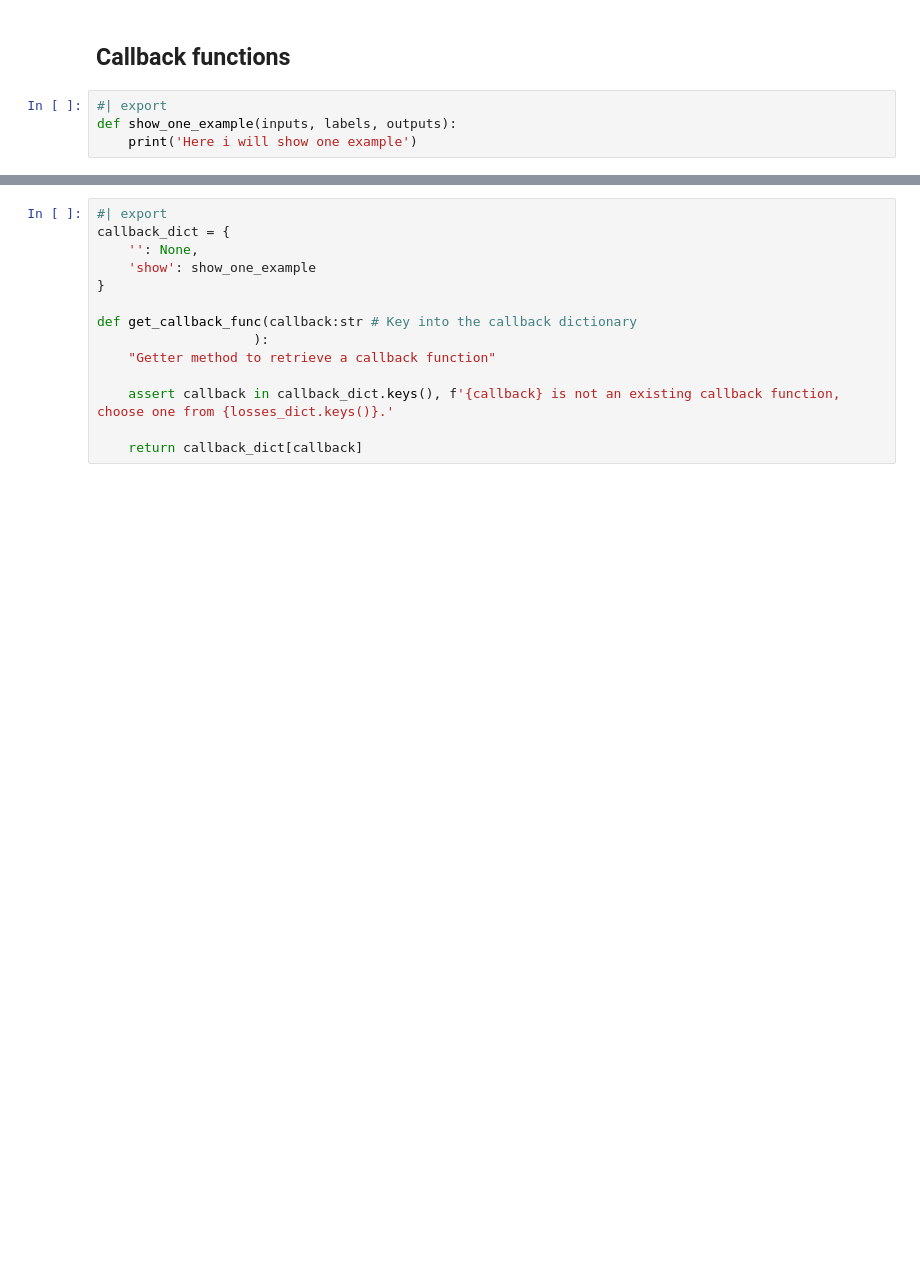
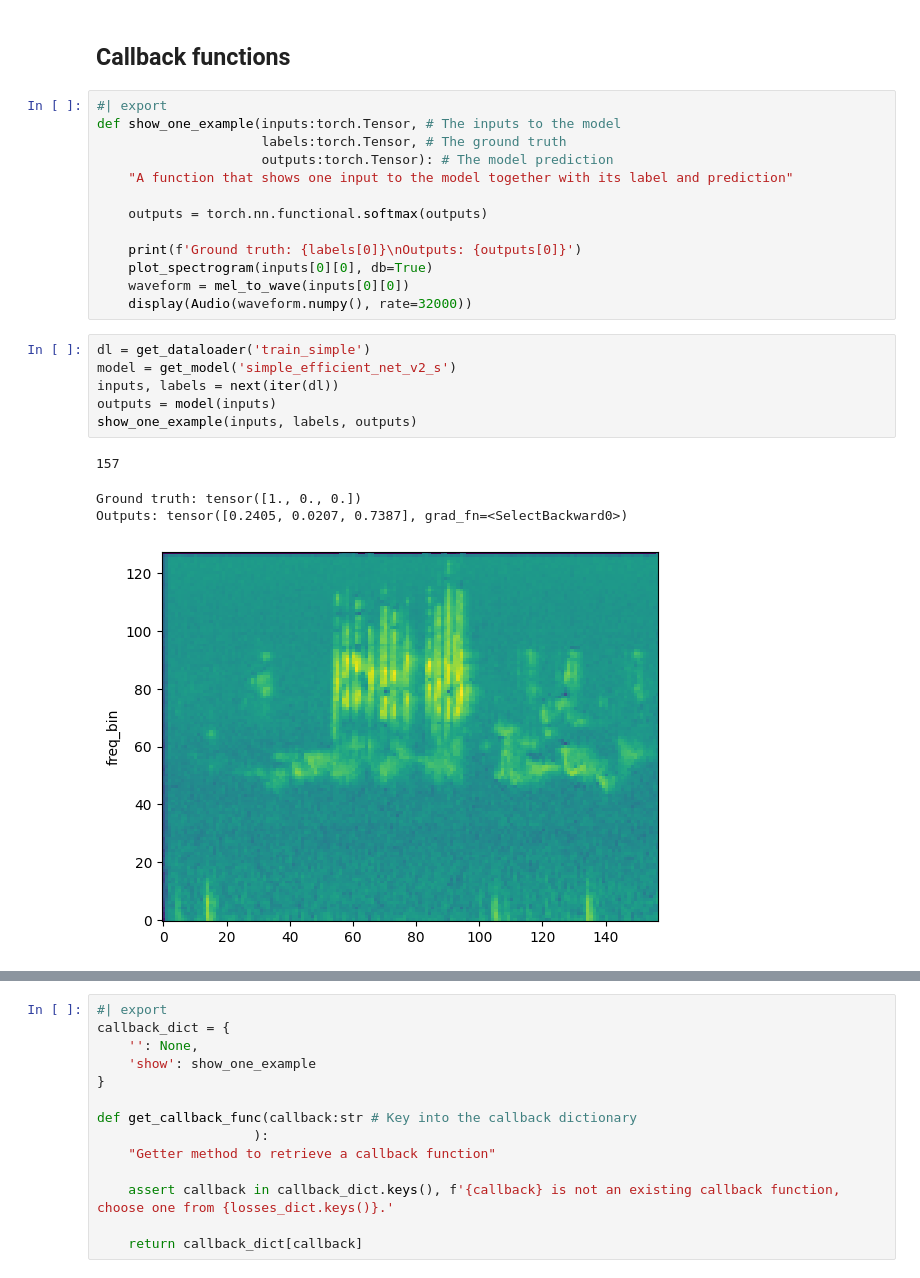
Before and after one commit to Chavelanda/birdclef_2023, a Jupyter notebook: nbs/04_training_utils.ipynb, the cells around one changed output, grey strips where cells are left out. Cells and saved outputs as stored; diff of their text form; blank space fills up the shorter version.

```diff
--- a/nbs/04_training_utils.ipynb
+++ b/nbs/04_training_utils.ipynb
@@ -122,7 +129,27 @@ test_eq(metrics_dict['loss'](0.05, 0.001), False)
 test_eq(metrics_dict['step'](500, 420), True)
 # %% [markdown]
 ## Callback functions
-# %%
-#| export
-def show_one_example(inputs, labels, outputs):
-    print('Here i will show one example')
+# %%
+#| export
+def show_one_example(inputs:torch.Tensor, # The inputs to the model
+                     labels:torch.Tensor, # The ground truth
+                     outputs:torch.Tensor): # The model prediction
+    "A function that shows one input to the model together with its label and prediction"
+
+    outputs = torch.nn.functional.softmax(outputs)
+
+    print(f'Ground truth: {labels[0]}\nOutputs: {outputs[0]}')
+    plot_spectrogram(inputs[0][0], db=True)
+    waveform = mel_to_wave(inputs[0][0])
+    display(Audio(waveform.numpy(), rate=32000))
+# %%
+dl = get_dataloader('train_simple')
+model = get_model('simple_efficient_net_v2_s')
+inputs, labels = next(iter(dl))
+outputs = model(inputs)
+show_one_example(inputs, labels, outputs)
+# %% [output]
+157
+Ground truth: tensor([1., 0., 0.])
+Outputs: tensor([0.2405, 0.0207, 0.7387], grad_fn=<SelectBackward0>)
+[figure, added]
```
Also changed, not shown: parts of 5 cells of this notebook, 9 other files.
